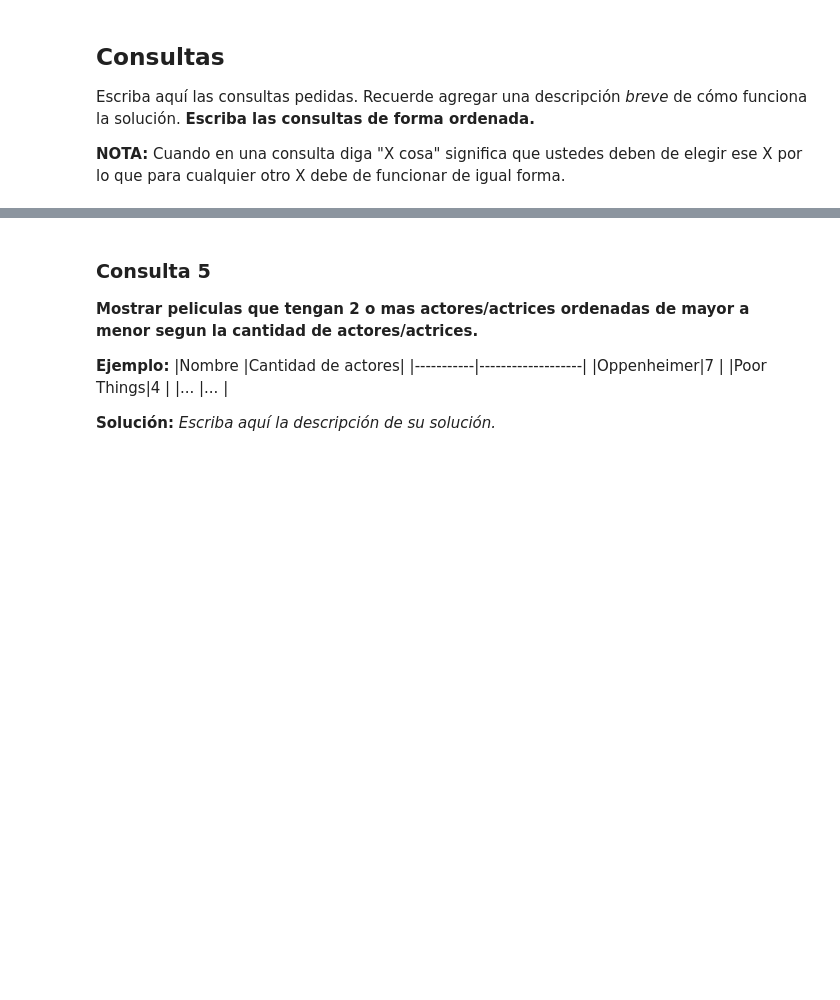
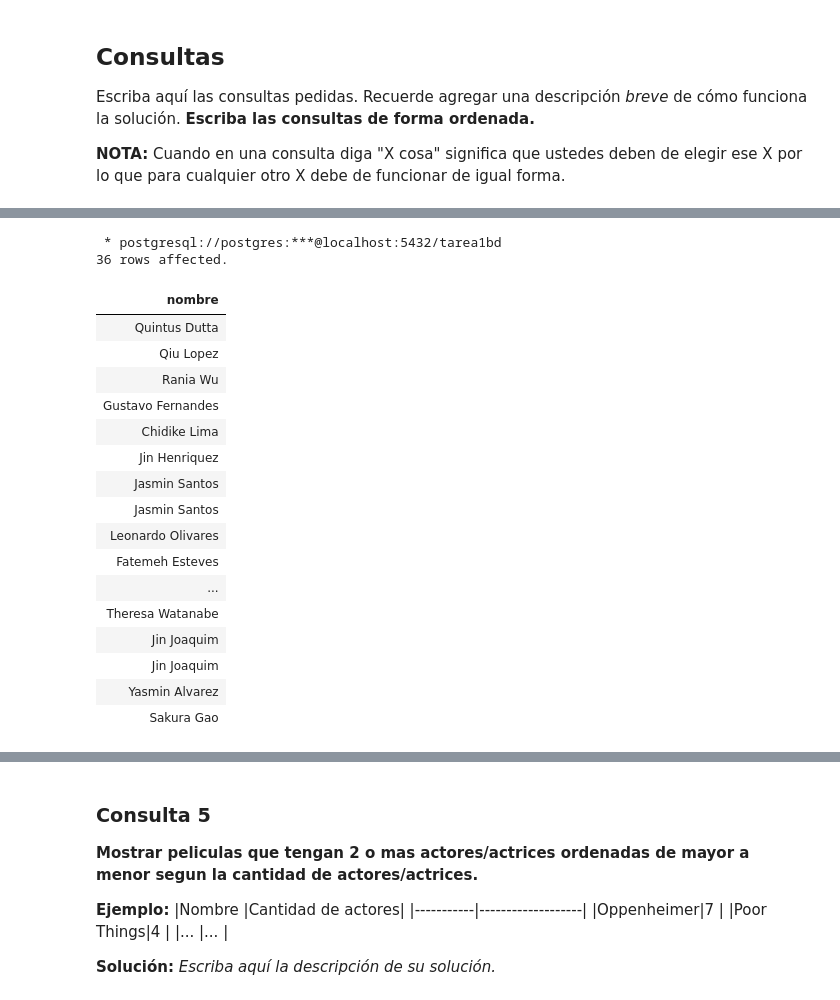
Before and after one commit to Flauvourr/Tarea-1-Bases-de-Datos, a Jupyter notebook: Tarea_1.ipynb, the cells around one changed output, grey strips where cells are left out. Drawn from its saved outputs; the diff is of its cells as text; code cells hidden in the pictures; blank space fills up the shorter version.

```diff
--- a/Tarea_1.ipynb
+++ b/Tarea_1.ipynb
@@ -365,3 +383,37 @@ UsageError: Cell magic `%%sql` not found.
+# %%
+%%sql
+SELECT
+    actor.nombre
+FROM
+    pelicula
+    INNER JOIN actor_participa_en_pelicula
+    ON pelicula.id_pelicula = actor_participa_en_pelicula.id_pelicula
+
+    INNER JOIN actor
+    ON actor.id_actor = actor_participa_en_pelicula.id_actor
+WHERE
+    genero = 'Comedia';
+LIMIT
+# %% [output]
+ * postgresql://postgres:***@localhost:5432/tarea1bd
+36 rows affected.
+| nombre |
+| Quintus Dutta |
+| Qiu Lopez |
+| Rania Wu |
+| Gustavo Fernandes |
+| Chidike Lima |
+| Jin Henriquez |
+| Jasmin Santos |
+| Jasmin Santos |
+| Leonardo Olivares |
+| Fatemeh Esteves |
+| ... |
+| Theresa Watanabe |
+| Jin Joaquim |
+| Jin Joaquim |
+| Yasmin Alvarez |
+| Sakura Gao |
 # %% [markdown]
 ### Consulta 4
 **Nombre y cantidad de premios ganados por cada género, ordenados de mayor a menor según la cantidad de premios.**
```
Also changed, not shown: parts of 18 cells of this notebook.
